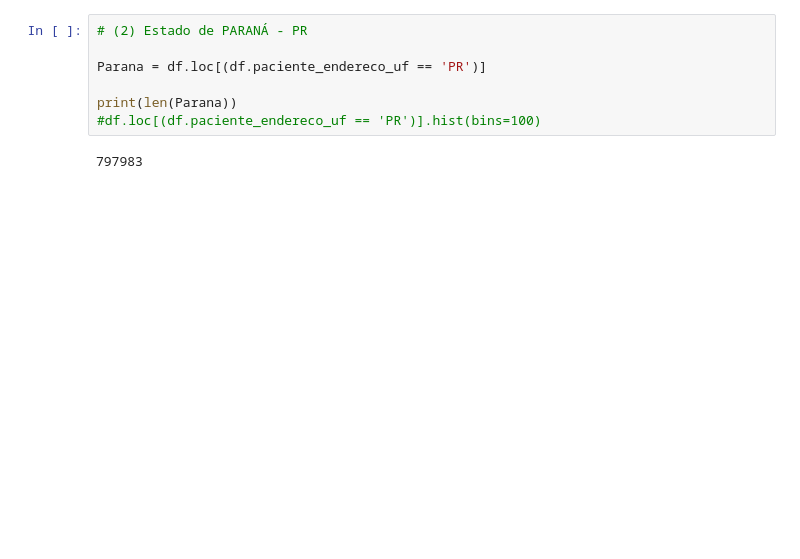
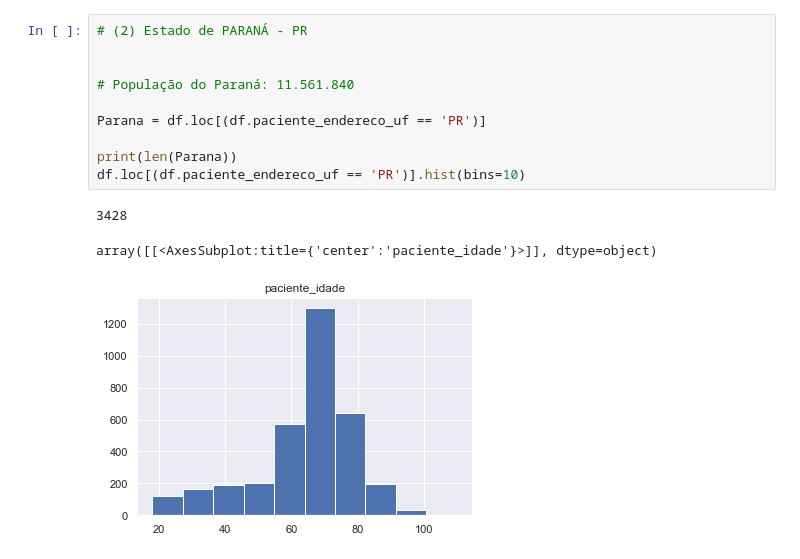
Before and after one commit to nubia-mp1211/Projeto-Final, a Jupyter notebook: VACINA-Regiao-SUL.ipynb, the cells around one changed output. Drawn from its saved outputs; the diff is of its cells as text; blank space fills up the shorter version.

```diff
--- a/VACINA-Regiao-SUL.ipynb
+++ b/VACINA-Regiao-SUL.ipynb
@@ -35,10 +47,15 @@ print(len(Santa_Cat))
 # %%
 # (2) Estado de PARANÁ - PR
+
+
+# População do Paraná: 11.561.840
 
 Parana = df.loc[(df.paciente_endereco_uf == 'PR')]
 
 print(len(Parana))
-#df.loc[(df.paciente_endereco_uf == 'PR')].hist(bins=100)
+df.loc[(df.paciente_endereco_uf == 'PR')].hist(bins=10)
 # %% [output]
-797983
+3428
+array([[<AxesSubplot:title={'center':'paciente_idade'}>]], dtype=object)
+[figure, added]
 # %%
```
Also changed, not shown: parts of 8 cells of this notebook.
